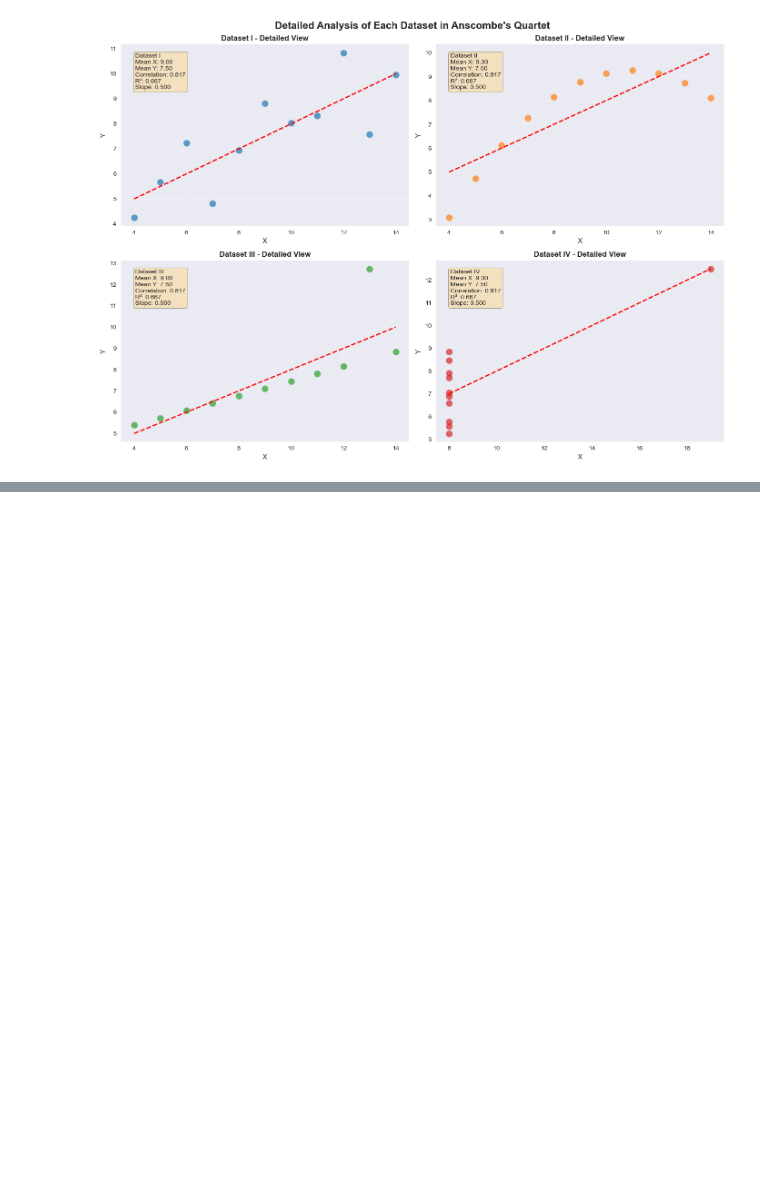
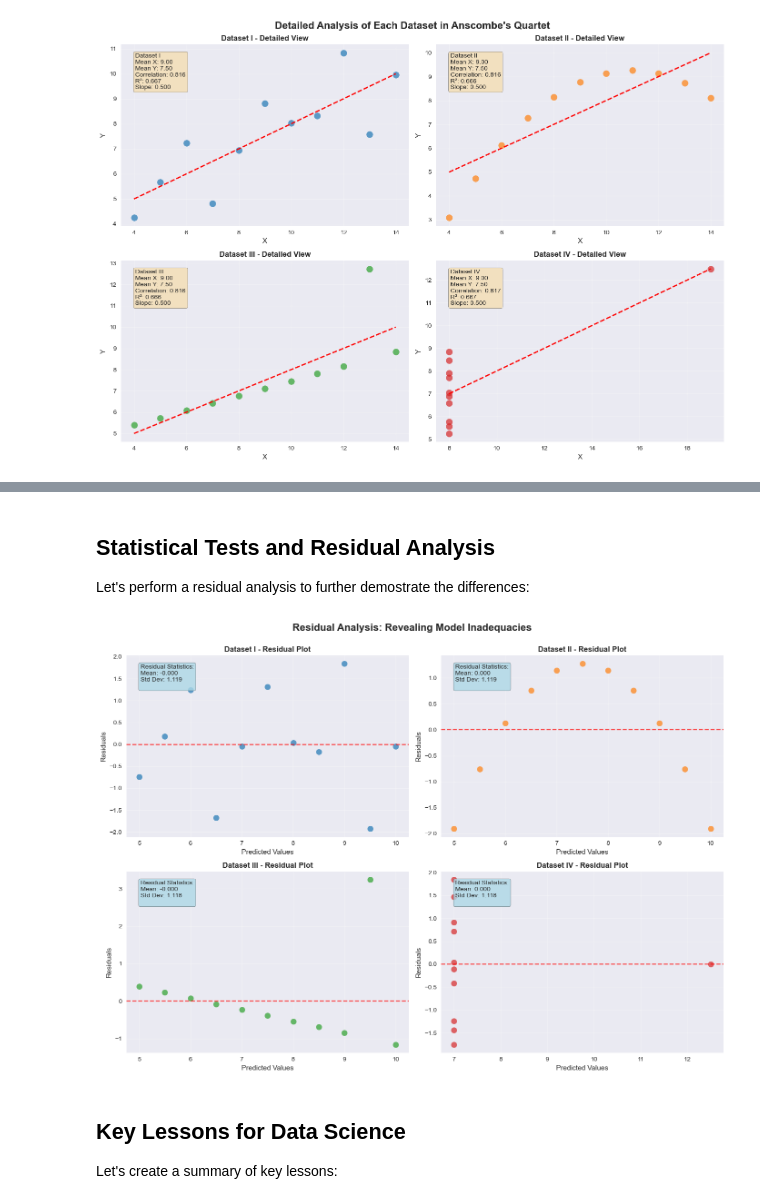
Before and after one commit to ibrahim-kocyigit/kocyigit-dsml, a Jupyter notebook: 03_specializations/01_fitting_statistical_models_to_data_with_python/02_fitting_models_to_independent_data/04_importance_of_data_visualization.ipynb, the cells around one changed output, grey strips where cells are left out. Cells and saved outputs as stored; diff of their text form; code cells hidden in the pictures; blank space fills up the shorter version.

Commit message:
working on 04_importance_of_data_visualization.ipynb

```diff
--- a/03_specializations/01_fitting_statistical_models_to_data_with_python/02_fitting_models_to_independent_data/04_importance_of_data_visualization.ipynb
+++ b/03_specializations/01_fitting_statistical_models_to_data_with_python/02_fitting_models_to_independent_data/04_importance_of_data_visualization.ipynb
@@ -152,6 +155,7 @@ for i, dataset_name in enumerate(dataset_names):
     col = i % 2
 
     subset = anscombe[anscombe['dataset'] == dataset_name]
+    linreg_result = stats.linregress(subset['x'], subset['y'])
 
     # Main scatter plot
     scatter = axes[row, col].scatter(subset['x'], subset['y'], color=colors[i], s=100, alpha=0.7)
@@ -185,0 +240,44 @@ plt.show()
+# %% [markdown]
+## Statistical Tests and Residual Analysis
+
+Let's perform a residual analysis to further demostrate the differences:
+# %%
+fig, axes = plt.subplots(2, 2, figsize=(14, 10))
+
+for i, dataset_name in enumerate(dataset_names):
+    row = i // 2
+    col = i % 2
+
+    subset = anscombe[anscombe['dataset'] == dataset_name]
+    linreg_result = stats.linregress(subset['x'], subset['y'])
+
+    # Calculate regression and residuals
+    slope, intercept, r_value, p_value, std_err = linreg_result
+    predicted = intercept + slope * subset['x']
+    residuals = subset['y'] - predicted
+
+    # Plot residuals
+    axes[row, col].scatter(predicted, residuals, color=colors[i], s=80, alpha=0.7)
+    axes[row, col].axhline(y=0, color='red', linestyle='--', alpha=0.7)
+    axes[row, col].set_title(f'Dataset {dataset_name} - Residual Plot', fontsize=12, fontweight='bold')
+    axes[row, col].set_xlabel('Predicted Values')
+    axes[row, col].set_ylabel('Residuals')
+    axes[row, col].grid(True, alpha=0.3)
+
+    # Add residual statistics
+    resid_text = f'''Residual Statistics:
+Mean: {np.mean(residuals):.3f}
+Std Dev: {np.std(residuals):.3f}
+'''
+    axes[row, col].text(0.05, 0.95, resid_text, transform=axes[row, col].transAxes,
+                       verticalalignment='top', bbox=dict(boxstyle='round', facecolor='lightblue', alpha=0.8))
+
+plt.suptitle('Residual Analysis: Revealing Model Inadequacies', fontsize=16, fontweight='bold', y=1)
+plt.tight_layout()
+plt.show()
+# %% [output]
+[figure, added]
+# %% [markdown]
+## Key Lessons for Data Science
+
+Let's create a summary of key lessons:
```
Also changed, not shown: parts of 11 cells of this notebook.
